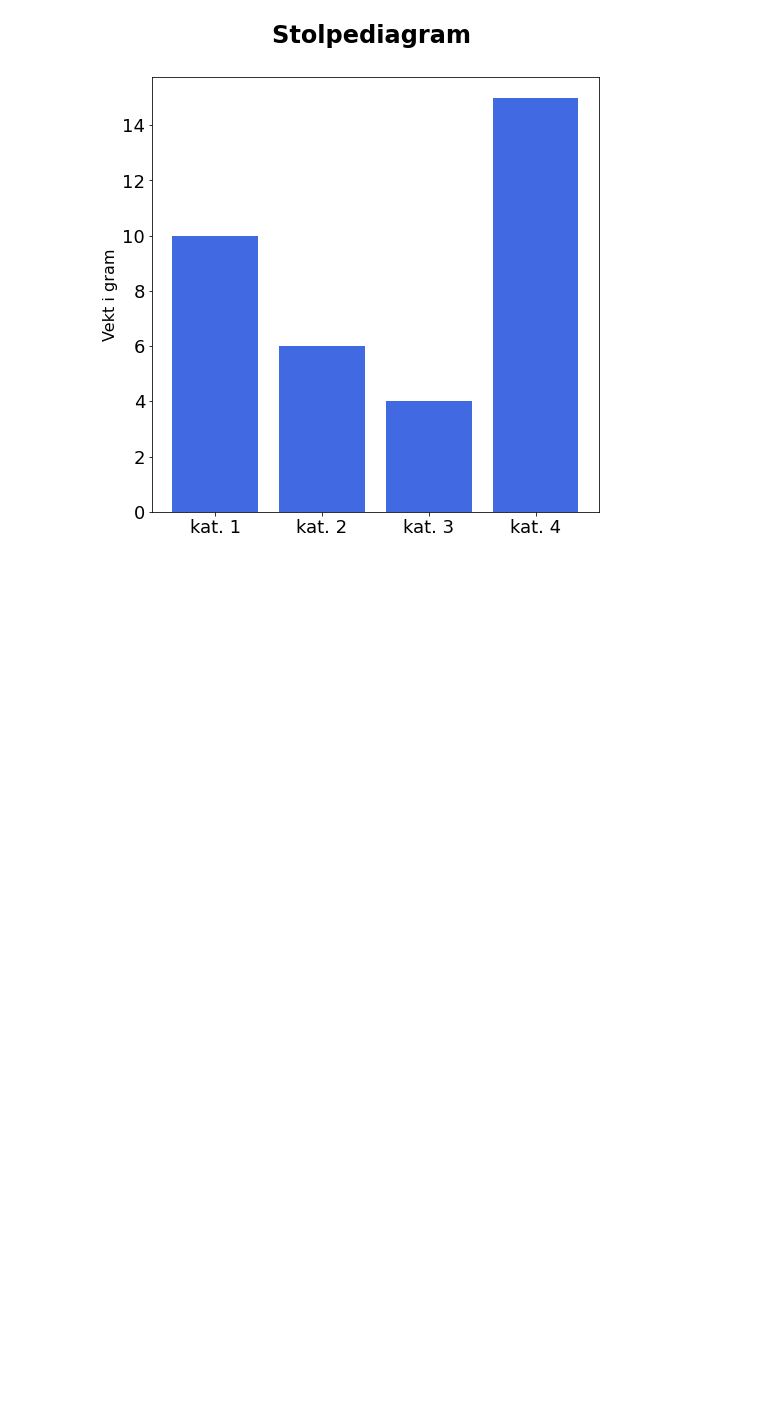
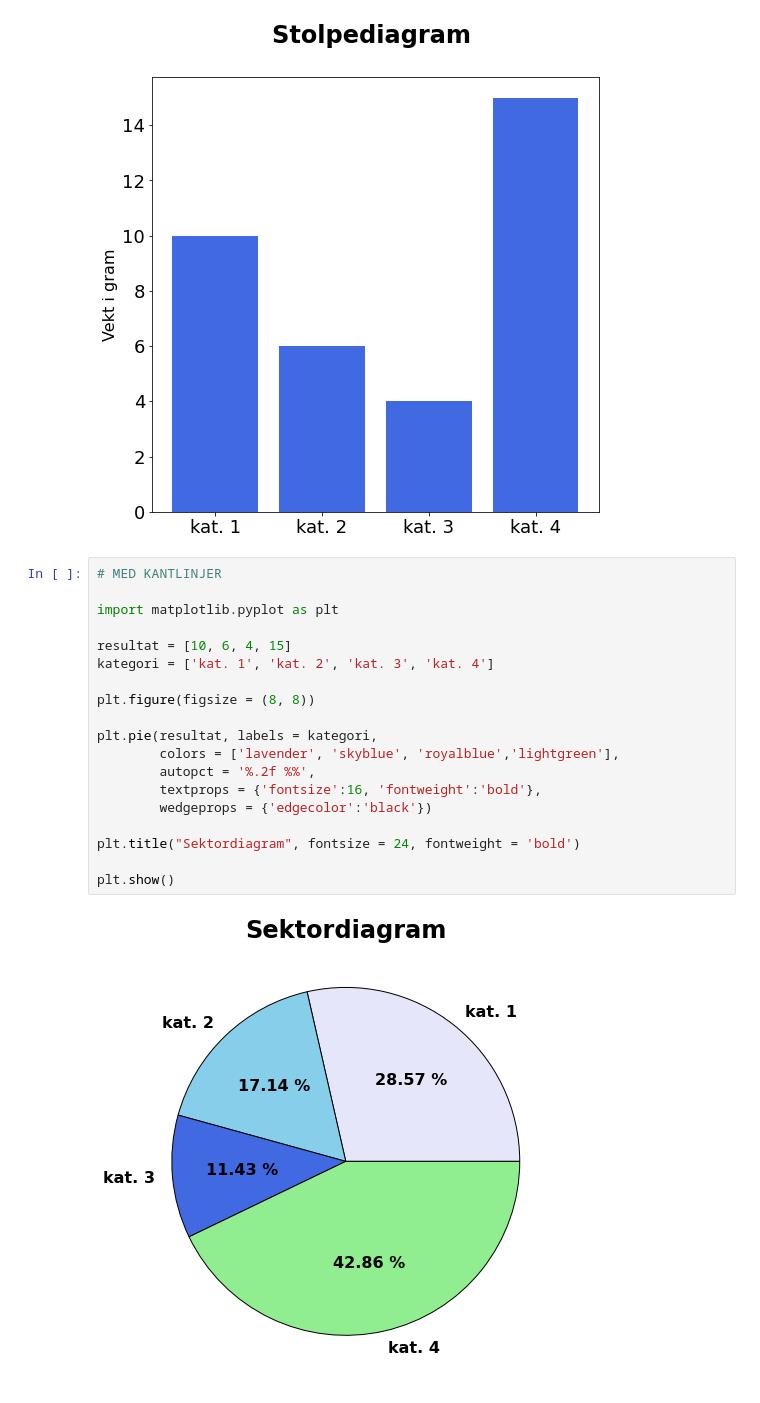
Before and after one commit to lektorodd/Geofag-1, a Jupyter notebook: Diagram i pyplot.ipynb, the cells around one changed output. Drawn from its saved outputs; the diff is of its cells as text; blank space fills up the shorter version.

Commit message:
kantlinjer

```diff
--- a/Diagram i pyplot.ipynb
+++ b/Diagram i pyplot.ipynb
@@ -28,3 +28,24 @@ plt.rc('font', size = 18)
 plt.show()
 # %% [output]
 [figure]
+# %%
+# MED KANTLINJER
+
+import matplotlib.pyplot as plt
+
+resultat = [10, 6, 4, 15]
+kategori = ['kat. 1', 'kat. 2', 'kat. 3', 'kat. 4']
+
+plt.figure(figsize = (8, 8))
+
+plt.pie(resultat, labels = kategori,
+        colors = ['lavender', 'skyblue', 'royalblue','lightgreen'],
+        autopct = '%.2f %%',
+        textprops = {'fontsize':16, 'fontweight':'bold'},
+        wedgeprops = {'edgecolor':'black'})
+
+plt.title("Sektordiagram", fontsize = 24, fontweight = 'bold')
+
+plt.show()
+# %% [output]
+[figure, added]
```
